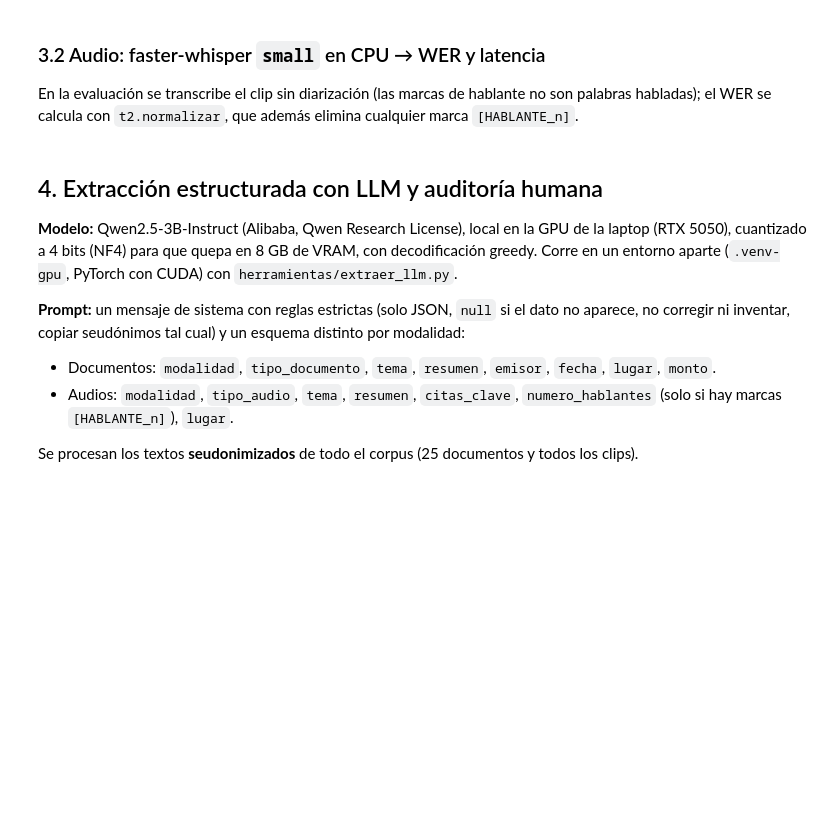
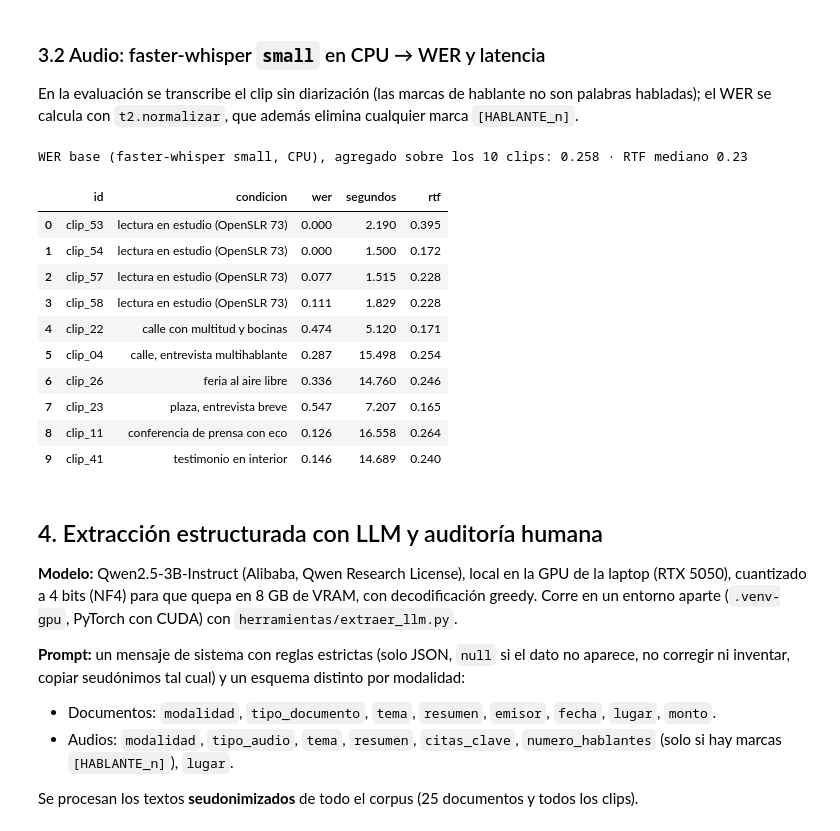
Before and after one commit to FaLuna22/Data-Science-Python, a Jupyter notebook: tarea_2/02_evaluacion.ipynb, the cells around one changed output. Drawn from its saved outputs; the diff is of its cells as text; code cells hidden in the pictures; blank space fills up the shorter version.

```diff
--- a/tarea_2/02_evaluacion.ipynb
+++ b/tarea_2/02_evaluacion.ipynb
@@ -131,32 +187,45 @@ calcula con `t2.normalizar`, que además elimina cualquier marca `[HABLANTE_n]`.
 # %%
 from faster_whisper import WhisperModel
 
 audios = {f.id: sf.read(RAIZ / f.archivo_eval, dtype="float32")[0] for f in m_aud.itertuples()}
 
 def evaluar_asr(nombre, transcribir):
     filas = []
     for f in m_aud.itertuples():
         x = audios[f.id]
         t0 = time.perf_counter()
         texto = transcribir(x)
         seg = time.perf_counter() - t0
         filas.append({"modelo": nombre, "id": f.id, "condicion": f.tipo, "hipotesis": texto, "segundos": seg,
                       "duracion": len(x) / voz.SR, "wer": t2.wer(f.referencia, texto)})
     df = pd.DataFrame(filas)
     df["rtf"] = df["segundos"] / df["duracion"]
     return df
 
 def whisper_fw(cfg):
     m = WhisperModel(cfg["modelo"], device="cpu", compute_type="int8", cpu_threads=8)
     kw = {k: v for k, v in cfg.items() if k != "modelo"}
     m.transcribe(np.zeros(voz.SR, dtype=np.float32), language="es")      # calentamiento
     return lambda x: " ".join(s.text.strip() for s in m.transcribe(x, **kw)[0])
 
 res_asr = evaluar_asr("faster-whisper small (base)", whisper_fw(CONFIGS["faster-whisper small (base)"]))
 wer_base = t2.wer_corpus(m_aud["referencia"], res_asr["hipotesis"])
 print(f"WER base (faster-whisper small, CPU), agregado sobre los 10 clips: {wer_base:.3f} · "
-      f"RTF {res_asr['segundos'].sum() / res_asr['duracion'].sum():.2f}")
+      f"RTF mediano {res_asr['rtf'].median():.2f}")
 res_asr[["id", "condicion", "wer", "segundos", "rtf"]].round(3)
+# %% [output]
+WER base (faster-whisper small, CPU), agregado sobre los 10 clips: 0.258 · RTF mediano 0.23
+|  | id | condicion | wer | segundos | rtf |
+| 0 | clip_53 | lectura en estudio (OpenSLR 73) | 0.000 | 2.190 | 0.395 |
+| 1 | clip_54 | lectura en estudio (OpenSLR 73) | 0.000 | 1.500 | 0.172 |
+| 2 | clip_57 | lectura en estudio (OpenSLR 73) | 0.077 | 1.515 | 0.228 |
+| 3 | clip_58 | lectura en estudio (OpenSLR 73) | 0.111 | 1.829 | 0.228 |
+| 4 | clip_22 | calle con multitud y bocinas | 0.474 | 5.120 | 0.171 |
+| 5 | clip_04 | calle, entrevista multihablante | 0.287 | 15.498 | 0.254 |
+| 6 | clip_26 | feria al aire libre | 0.336 | 14.760 | 0.246 |
+| 7 | clip_23 | plaza, entrevista breve | 0.547 | 7.207 | 0.165 |
+| 8 | clip_11 | conferencia de prensa con eco | 0.126 | 16.558 | 0.264 |
+| 9 | clip_41 | testimonio en interior | 0.146 | 14.689 | 0.240 |
 # %% [markdown]
 ## 4. Extracción estructurada con LLM y auditoría humana
 
```
Also changed, not shown: parts of 21 cells of this notebook, 6 other files.
